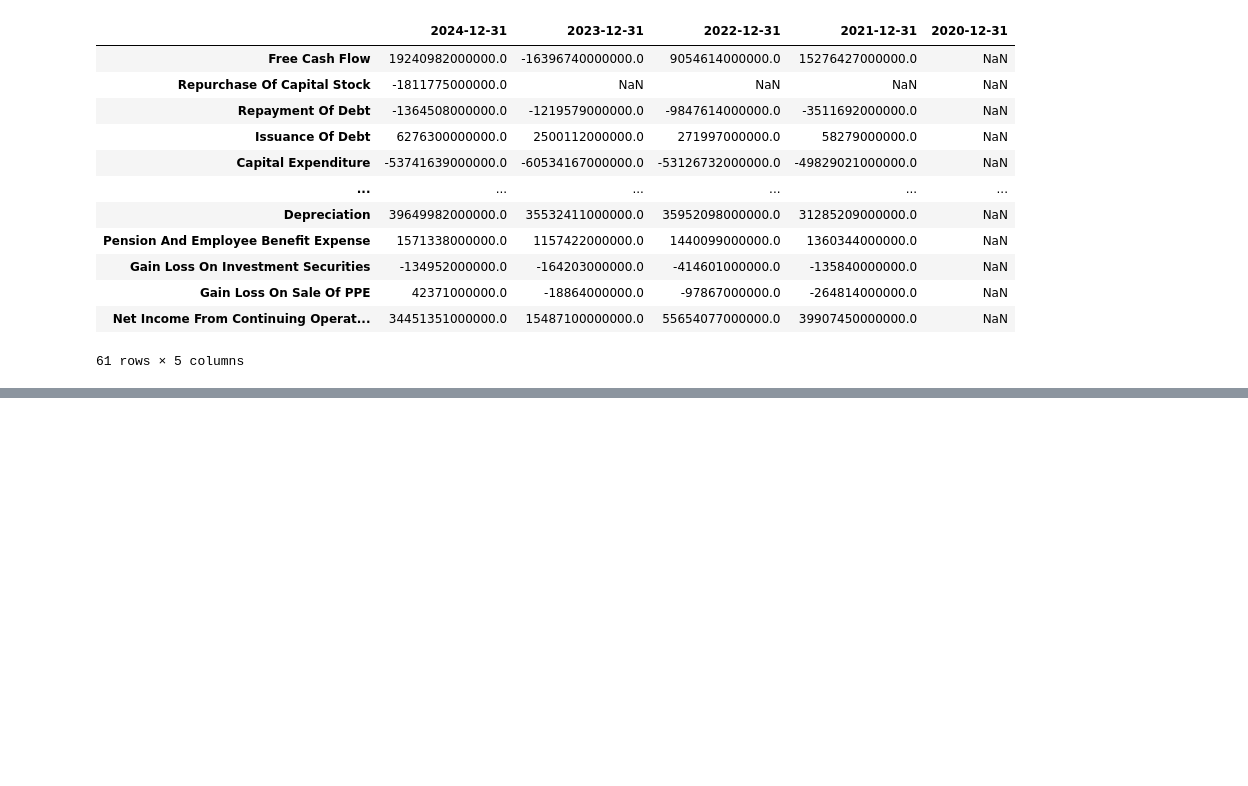
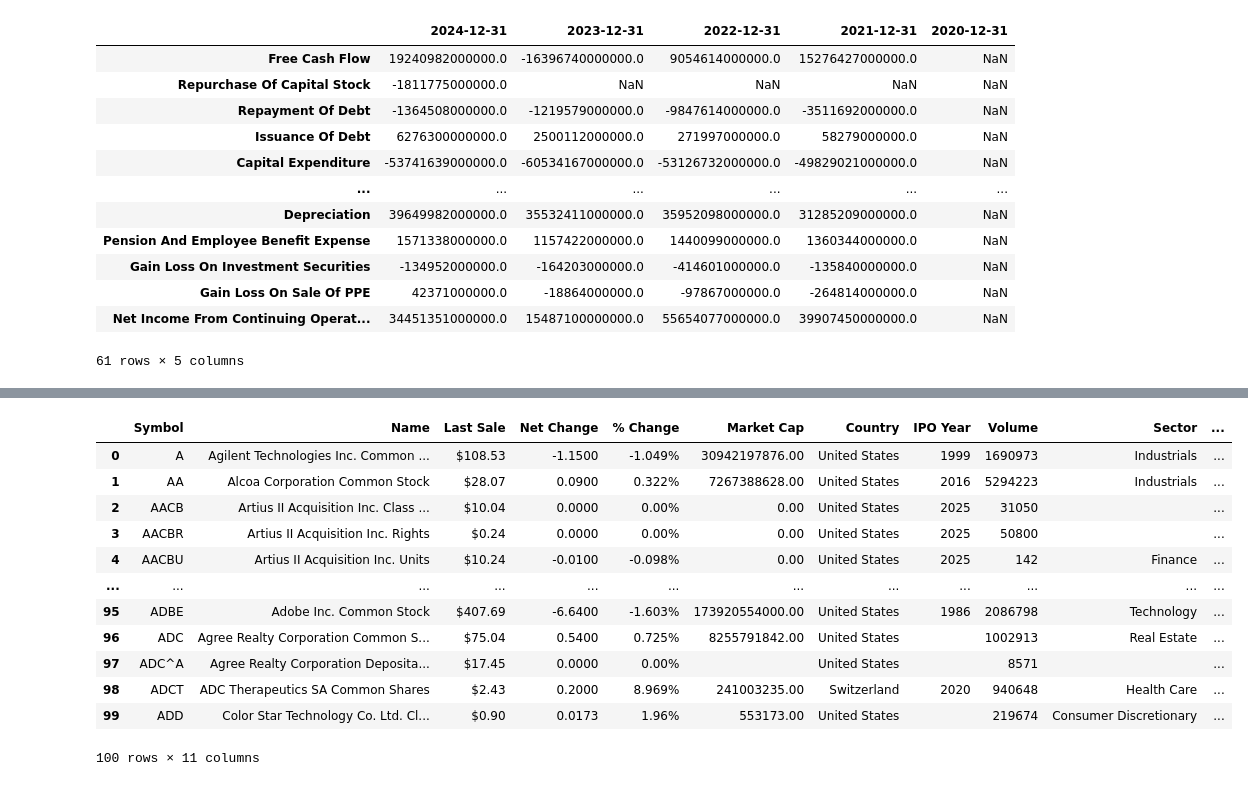
Before and after one commit to Keindus8404/llm, a Jupyter notebook: prj_setup01.ipynb, the cells around one changed output, grey strips where cells are left out. Cells and saved outputs as stored; diff of their text form; code cells hidden in the pictures; blank space fills up the shorter version.

```diff
--- a/prj_setup01.ipynb
+++ b/prj_setup01.ipynb
@@ -236,0 +276,18 @@ print(result)
+# %%
+import pandas as pd
+df = pd.read_csv('nasdaq_screener.csv', na_filter=False)
+df.head(100)
+# %% [output]
+|  | Symbol | Name | Last Sale | Net Change | % Change | Market Cap | Country | IPO Year | Volume | Sector | ... |
+| 0 | A | Agilent Technologies Inc. Common ... | $108.53 | -1.1500 | -1.049% | 30942197876.00 | United States | 1999 | 1690973 | Industrials | ... |
+| 1 | AA | Alcoa Corporation Common Stock | $28.07 | 0.0900 | 0.322% | 7267388628.00 | United States | 2016 | 5294223 | Industrials | ... |
+| 2 | AACB | Artius II Acquisition Inc. Class ... | $10.04 | 0.0000 | 0.00% | 0.00 | United States | 2025 | 31050 |  | ... |
+| 3 | AACBR | Artius II Acquisition Inc. Rights | $0.24 | 0.0000 | 0.00% | 0.00 | United States | 2025 | 50800 |  | ... |
+| 4 | AACBU | Artius II Acquisition Inc. Units | $10.24 | -0.0100 | -0.098% | 0.00 | United States | 2025 | 142 | Finance | ... |
+| ... | ... | ... | ... | ... | ... | ... | ... | ... | ... | ... | ... |
+| 95 | ADBE | Adobe Inc. Common Stock | $407.69 | -6.6400 | -1.603% | 173920554000.00 | United States | 1986 | 2086798 | Technology | ... |
+| 96 | ADC | Agree Realty Corporation Common S... | $75.04 | 0.5400 | 0.725% | 8255791842.00 | United States |  | 1002913 | Real Estate | ... |
+| 97 | ADC^A | Agree Realty Corporation Deposita... | $17.45 | 0.0000 | 0.00% |  | United States |  | 8571 |  | ... |
+| 98 | ADCT | ADC Therapeutics SA Common Shares | $2.43 | 0.2000 | 8.969% | 241003235.00 | Switzerland | 2020 | 940648 | Health Care | ... |
+| 99 | ADD | Color Star Technology Co. Ltd. Cl... | $0.90 | 0.0173 | 1.96% | 553173.00 | United States |  | 219674 | Consumer Discretionary | ... |
+100 rows × 11 columns
```
Also changed, not shown: parts of 12 cells of this notebook, 1 other file.
